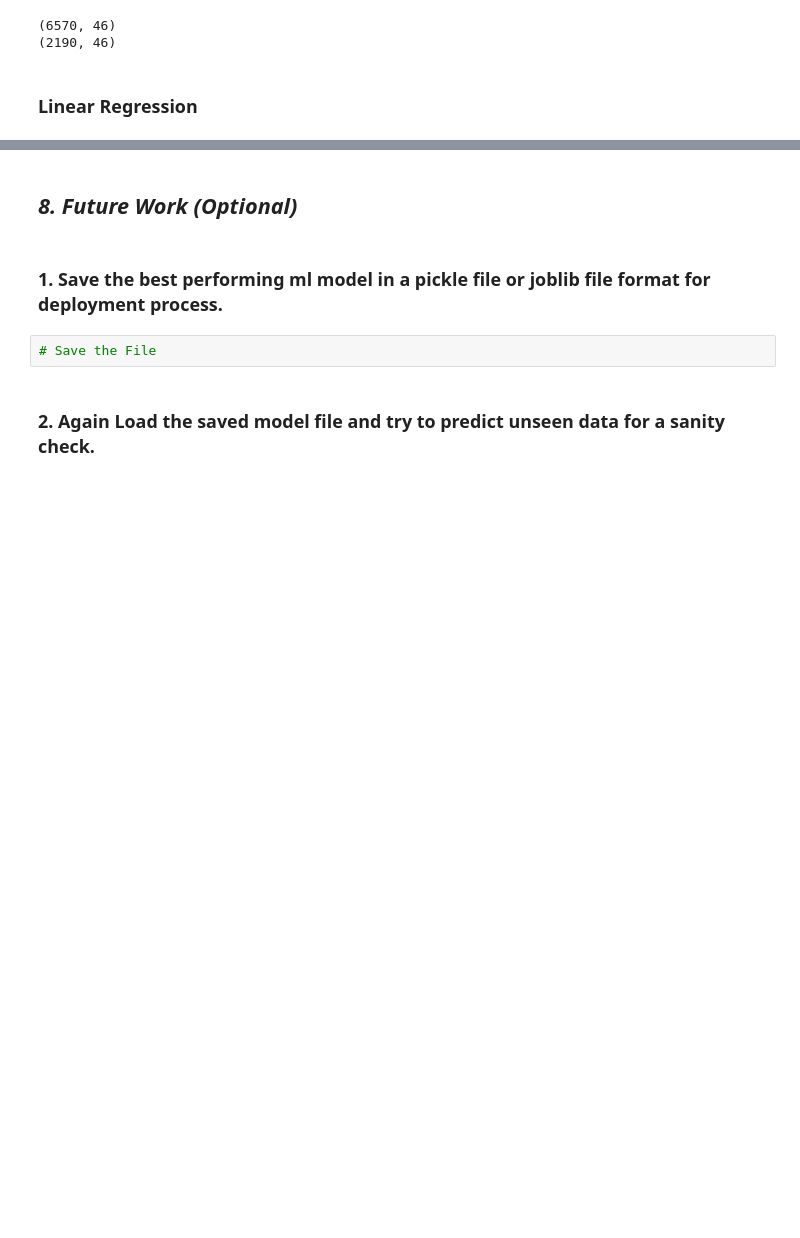
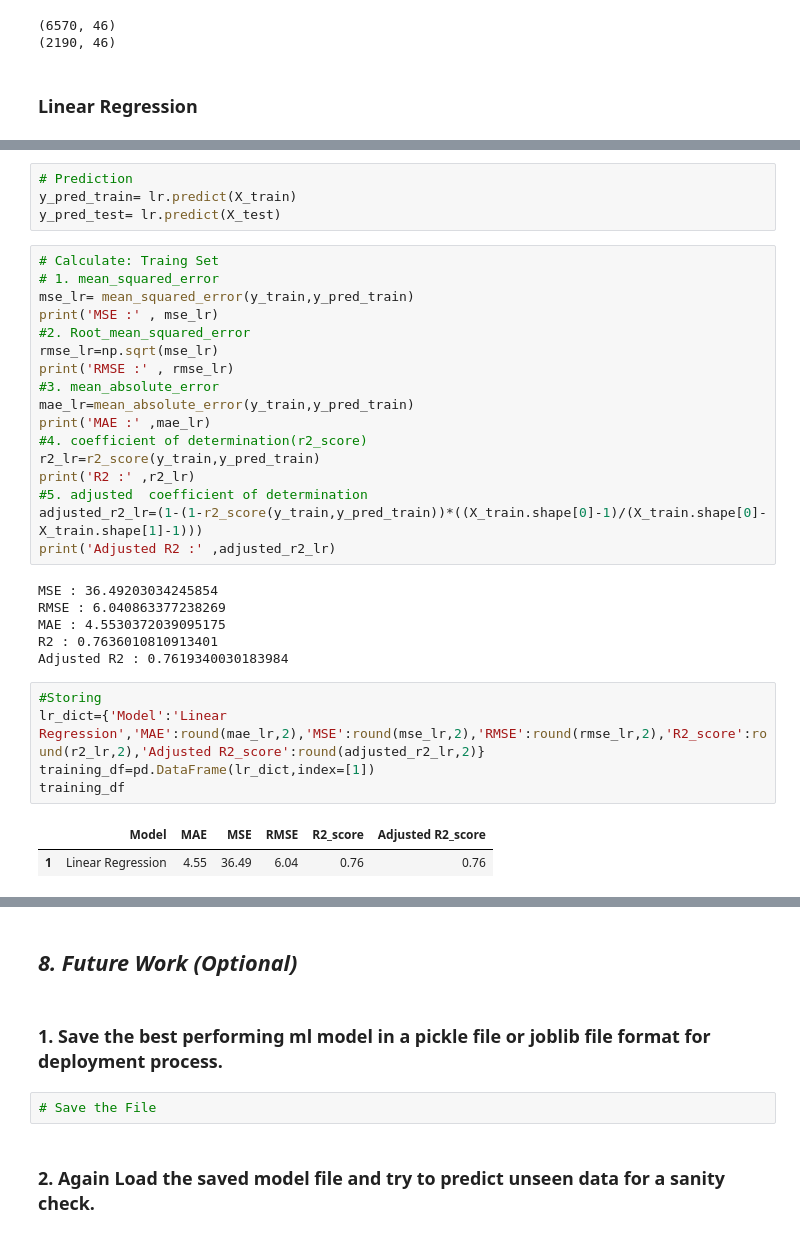
Before and after one commit to shubham19nijwala/Bike_Sharing_Demand_Prediction-Regression, a Jupyter notebook: Bike_Sharing_Demand_Prediction.ipynb, the cells around one changed output, grey strips where cells are left out. Saved outputs shown, nothing was run; the diff lists cells and outputs as text; blank space fills up the shorter version.

```diff
--- a/Bike_Sharing_Demand_Prediction.ipynb
+++ b/Bike_Sharing_Demand_Prediction.ipynb
@@ -833,0 +860,35 @@ print(X_test.shape)
+# %%
+# Prediction
+y_pred_train= lr.predict(X_train)
+y_pred_test= lr.predict(X_test)
+# %%
+# Calculate: Traing Set
+# 1. mean_squared_error
+mse_lr= mean_squared_error(y_train,y_pred_train)
+print('MSE :' , mse_lr)
+#2. Root_mean_squared_error
+rmse_lr=np.sqrt(mse_lr)
+print('RMSE :' , rmse_lr)
+#3. mean_absolute_error
+mae_lr=mean_absolute_error(y_train,y_pred_train)
+print('MAE :' ,mae_lr)
+#4. coefficient of determination(r2_score)
+r2_lr=r2_score(y_train,y_pred_train)
+print('R2 :' ,r2_lr)
+#5. adjusted  coefficient of determination
+adjusted_r2_lr=(1-(1-r2_score(y_train,y_pred_train))*((X_train.shape[0]-1)/(X_train.shape[0]-X_train.shape[1]-1)))
+print('Adjusted R2 :' ,adjusted_r2_lr)
+# %% [output]
+MSE : 36.49203034245854
+RMSE : 6.040863377238269
+MAE : 4.5530372039095175
+R2 : 0.7636010810913401
+Adjusted R2 : 0.7619340030183984
+# %%
+#Storing
+lr_dict={'Model':'Linear Regression','MAE':round(mae_lr,2),'MSE':round(mse_lr,2),'RMSE':round(rmse_lr,2),'R2_score':round(r2_lr,2),'Adjusted R2_score':round(adjusted_r2_lr,2)}
+training_df=pd.DataFrame(lr_dict,index=[1])
+training_df
+# %% [output]
+|  | Model | MAE | MSE | RMSE | R2_score | Adjusted R2_score |
+| 1 | Linear Regression | 4.55 | 36.49 | 6.04 | 0.76 | 0.76 |
```
Also changed, not shown: parts of 22 cells of this notebook.
